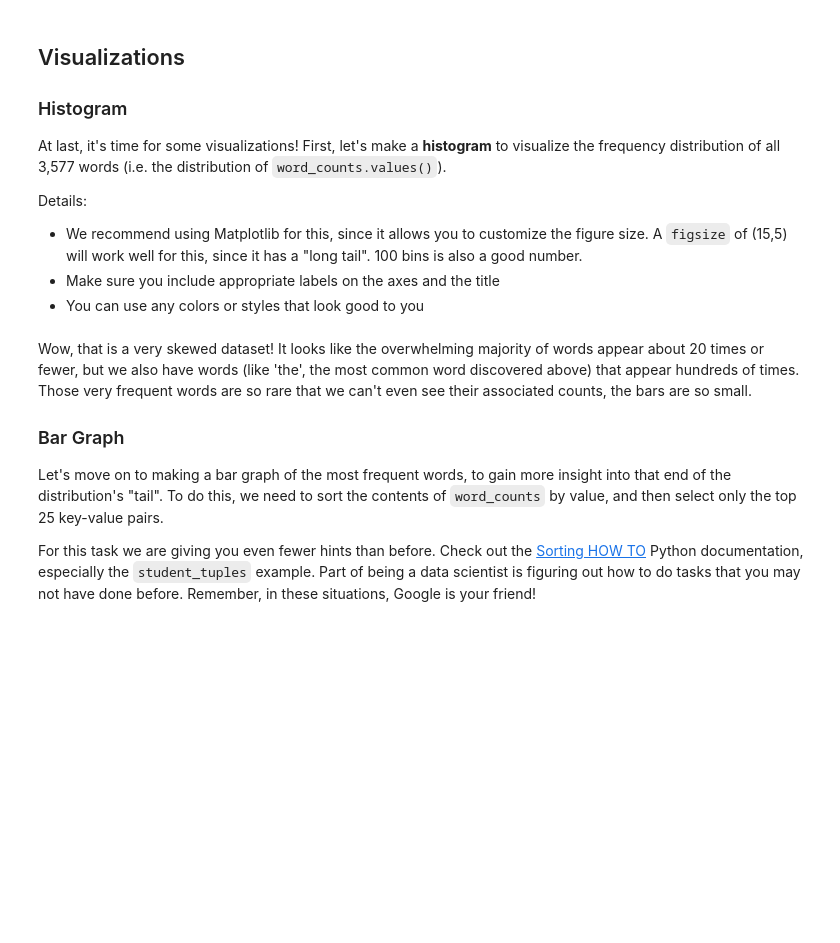
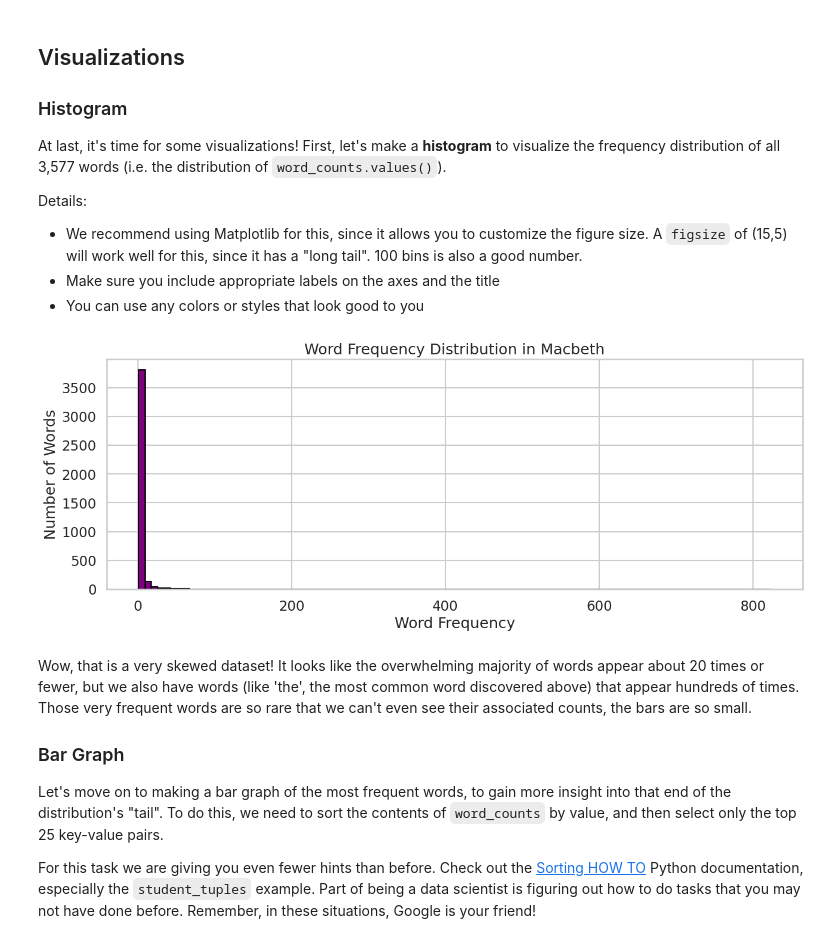
Before and after one commit to kev065/data-visualization-cumulative-lab, a Jupyter notebook: data-visualization-cumulative.ipynb, the cells around one changed output. Cells and saved outputs as stored; diff of their text form; code cells hidden in the pictures; blank space fills up the shorter version.

```diff
--- a/data-visualization-cumulative.ipynb
+++ b/data-visualization-cumulative.ipynb
@@ -120,8 +143,6 @@ Hint: look at the `.strip()` string method ([documentation here](https://docs.py
 
 **Reminder:** strings are an *immutable* data type. That means that in order to modify their values, you have to reassign them with `=`. So, for example, if you wanted to make the variable `name` be title case, you need to do `name = name.title()`, not just `name.title()`.
 # %%
-# Replace None with appropriate code
-
 # You can use this punctuation string for defining what characters to remove
 import string
 punctuation = string.punctuation
@@ -130,11 +151,11 @@ words_cleaned = []
 
 for word in words_raw:
     # Remove punctuation
-    None
+    clean_word = word.strip(punctuation)
     # Make lowercase
-    None
+    word = clean_word.lower()
     # Append to words_cleaned
-    None
+    words_cleaned.append(word)
 
 # Use this print statement to double-check that everything
 # is lowercase and has punctuation removed
@@ -164,0 +185,15 @@ print(len(word_counts))  # 4102
+# %%
+# initialize an empty dictionary
+word_counts = {}
+
+# loop through every word in the text
+for word in words_cleaned:
+    # If the word is not already in the dictionary keys, add a new key-value pair with the value 1
+    if word not in word_counts:
+        word_counts[word] = 1
+    # If the word is already in the dictionary keys, add 1 to the associated value
+    else:
+        word_counts[word] += 1
+
+print(type(word_counts)) # <class 'dict'>
+print(len(word_counts))  # 4102
@@ -202,3 +256,24 @@ Details:
+# %%
+import matplotlib.pyplot as plt
+
+# Create a list of word frequencies
+word_freqs = list(word_counts.values())
+
+# Create a new figure with a specific size
+plt.figure(figsize=(15, 5))
+
+# Create a histogram with 100 bins
+plt.hist(word_freqs, bins=100, color='purple', edgecolor='black')
+
+# Set the title and labels
+plt.title("Word Frequency Distribution in Macbeth")
+plt.xlabel("Word Frequency")
+plt.ylabel("Number of Words")
+
+# Show the plot
+plt.show()
+# %% [output]
+[figure, added]
 # %% [markdown]
 Wow, that is a very skewed dataset! It looks like the overwhelming majority of words appear about 20 times or fewer, but we also have words (like 'the', the most common word discovered above) that appear hundreds of times. Those very frequent words are so rare that we can't even see their associated counts, the bars are so small.
 
```
Also changed, not shown: parts of 12 cells of this notebook.
